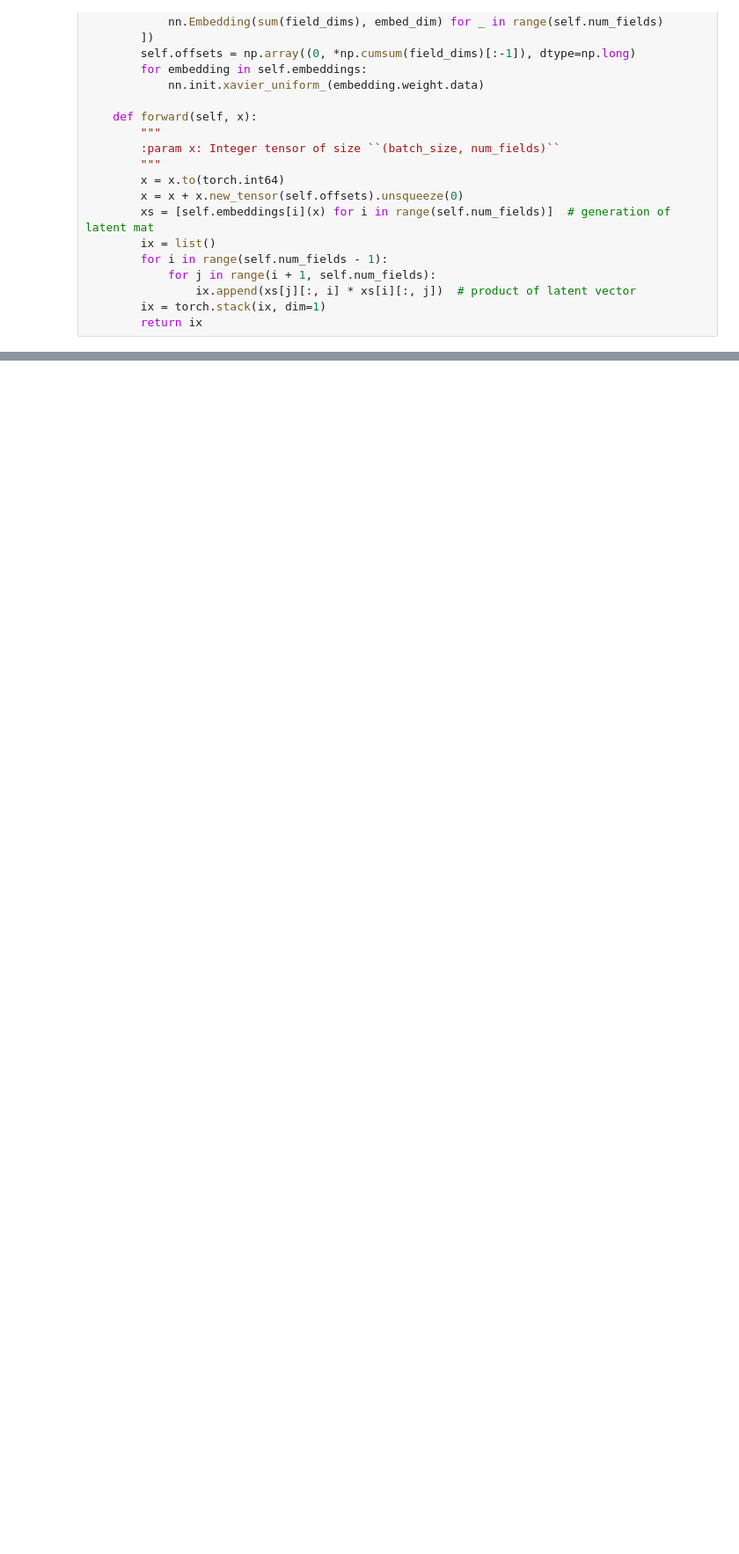
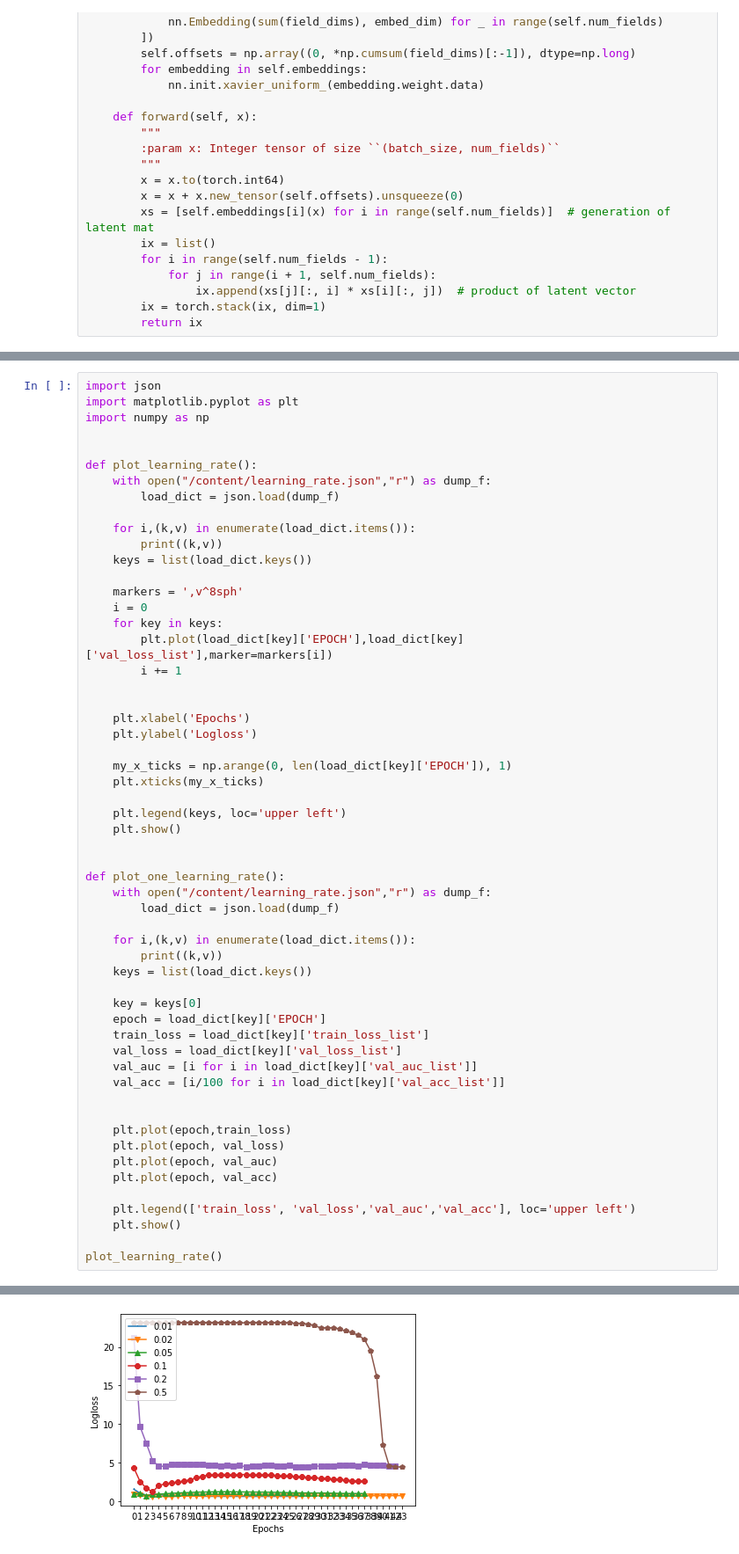
Before and after one commit to JiahaoLU/CTRPrediction, a Jupyter notebook: CTRPrediction_colab.ipynb, the cells around one changed output, grey strips where cells are left out. Shown: that part at 88% size. Drawn from its saved outputs; the diff is of its cells as text; blank space fills up the shorter version.

Commit message:
update colab - visual

```diff
--- a/CTRPrediction_colab.ipynb
+++ b/CTRPrediction_colab.ipynb
@@ -583,0 +643,57 @@ def main():
+# %%
+import json
+import matplotlib.pyplot as plt
+import numpy as np
+
+
+def plot_learning_rate():
+    with open("/content/learning_rate.json","r") as dump_f:
+        load_dict = json.load(dump_f)
+
+    for i,(k,v) in enumerate(load_dict.items()):
+        print((k,v))
+    keys = list(load_dict.keys())
+
+    markers = ',v^8sph'
+    i = 0
+    for key in keys:
+        plt.plot(load_dict[key]['EPOCH'],load_dict[key]['val_loss_list'],marker=markers[i])
+        i += 1
+
+
+    plt.xlabel('Epochs')
+    plt.ylabel('Logloss')
+
+    my_x_ticks = np.arange(0, len(load_dict[key]['EPOCH']), 1)
+    plt.xticks(my_x_ticks)
+
+    plt.legend(keys, loc='upper left')
+    plt.show()
+
+
+def plot_one_learning_rate():
+    with open("/content/learning_rate.json","r") as dump_f:
+        load_dict = json.load(dump_f)
+
+    for i,(k,v) in enumerate(load_dict.items()):
+        print((k,v))
+    keys = list(load_dict.keys())
+
+    key = keys[0]
+    epoch = load_dict[key]['EPOCH']
+    train_loss = load_dict[key]['train_loss_list']
+    val_loss = load_dict[key]['val_loss_list']
+    val_auc = [i for i in load_dict[key]['val_auc_list']]
+    val_acc = [i/100 for i in load_dict[key]['val_acc_list']]
+
+
+    plt.plot(epoch,train_loss)
+    plt.plot(epoch, val_loss)
+    plt.plot(epoch, val_auc)
+    plt.plot(epoch, val_acc)
+
+    plt.legend(['train_loss', 'val_loss','val_auc','val_acc'], loc='upper left')
+    plt.show()
+
+plot_learning_rate()
+# %% [output]
@@ -583,0 +706 @@ def main():
+[figure, added]
```
Also changed, not shown: parts of 5 cells of this notebook.
